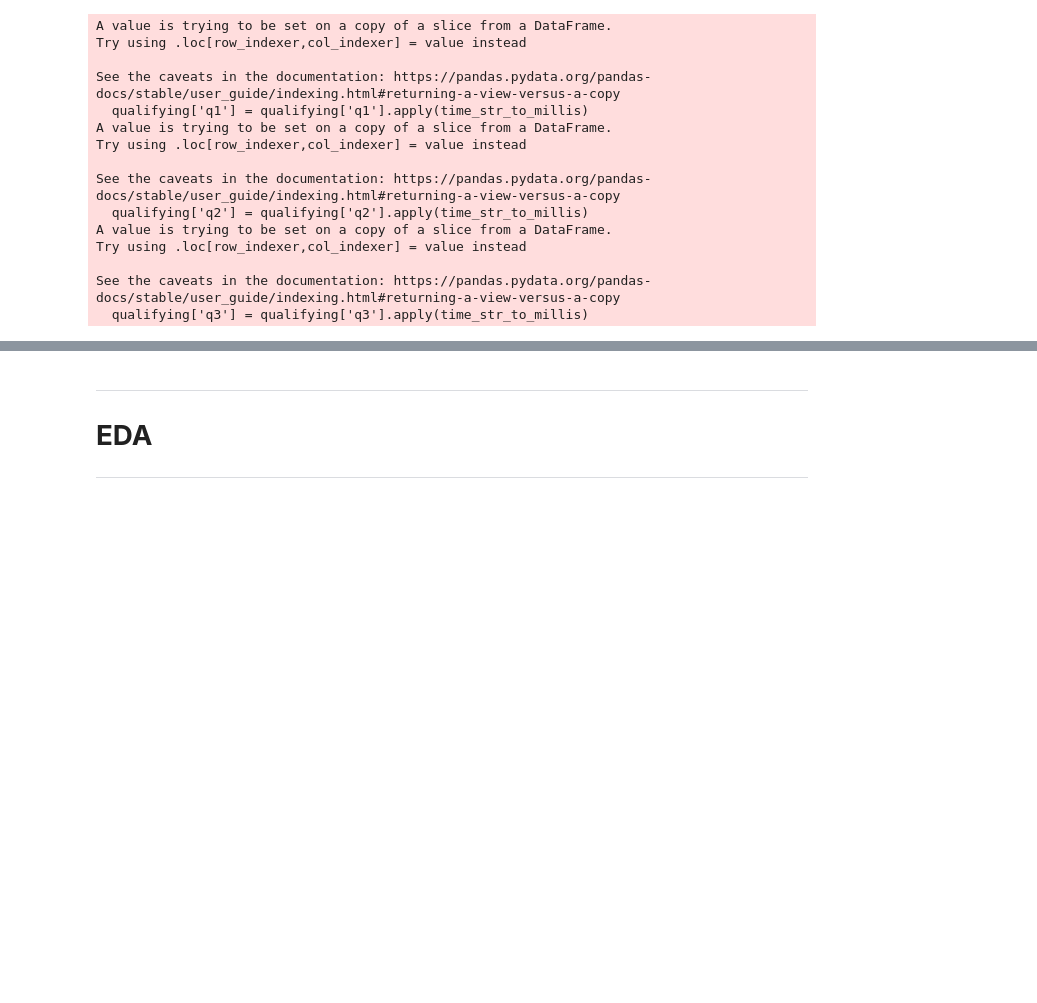
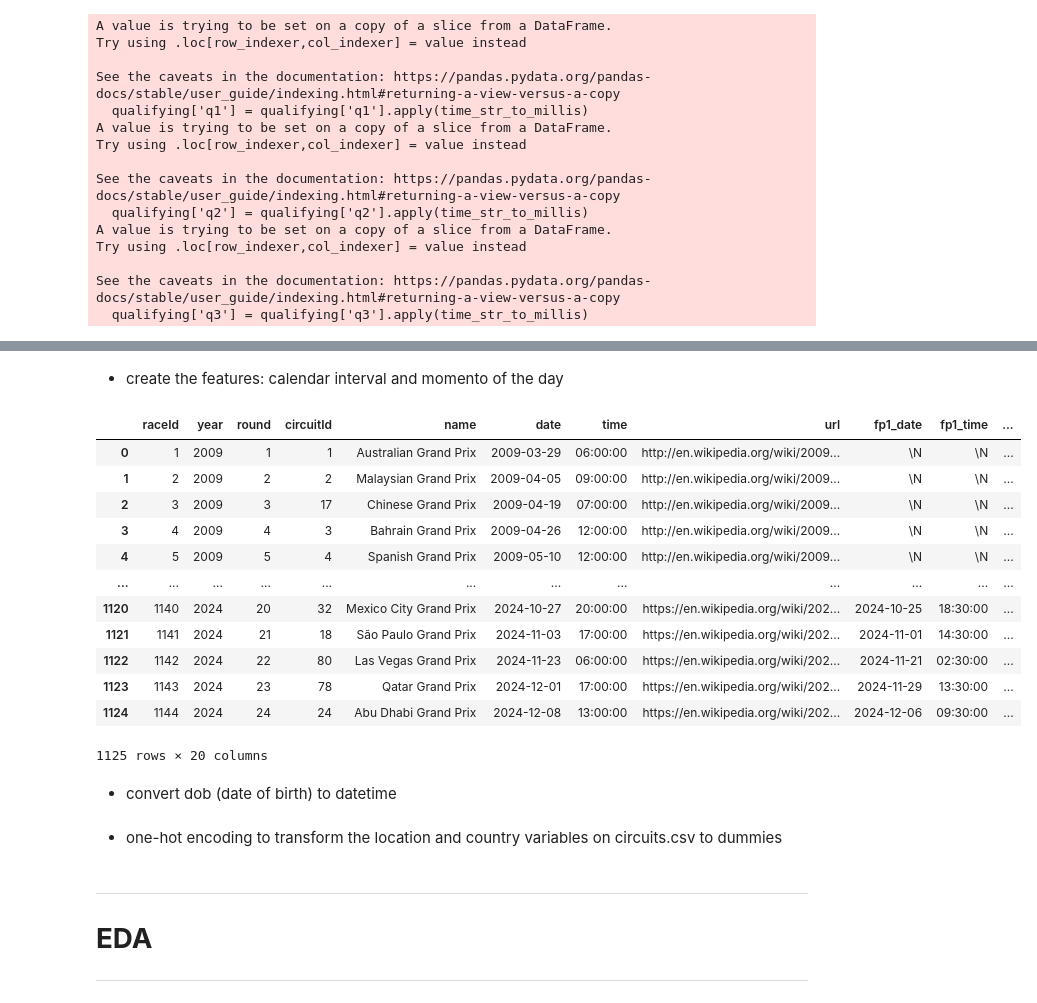
Before and after one commit to MiguelAnt17/f1_predictions, a Jupyter notebook: extract_data.ipynb, the cells around one changed output, grey strips where cells are left out. Cells and saved outputs as stored; diff of their text form; code cells hidden in the pictures; blank space fills up the shorter version.

```diff
--- a/extract_data.ipynb
+++ b/extract_data.ipynb
@@ -245,0 +268,7 @@ sprint_results['fastestLapTime'] = sprint_results['fastestLapTime'].apply(time_s
+# %%
+# Check which dataframes have the columns fp1_time, fp2_time, fp3_time, qualifying_time, sprint_time and fp1_date, fp2_date, fp3_date
+for name, df in dataframes.items():
+    if 'fp1_time' in df.columns or 'fp2_time' in df.columns or 'fp3_time' in df.columns or 'qualifying_time' in df.columns or 'sprint_time' in df.columns or 'fp1_date' in df.columns or 'fp2_date' in df.columns or 'fp3_date' in df.columns:
+        print(f"{name} has the columns fp1_time, fp2_time, fp3_time, qualifying_time, sprint_time and fp1_date, fp2_date, fp3_date.")
+    else:
+        print(f"{name} does not have the columns fp1_time, fp2_time, fp3_time, qualifying_time, sprint_time and fp1_date, fp2_date, fp3_date.")
@@ -245,0 +290,26 @@ sprint_results['fastestLapTime'] = sprint_results['fastestLapTime'].apply(time_s
+# %% [markdown]
+- create the features: calendar interval and momento of the day
+# %%
+# Create the features calendar interval and momento of the day on the races DataFrame
+def create_calendar_interval_and_momento_of_day(df):
+    df['calendar_interval'] = pd.to_datetime(df['date']).dt.strftime('%Y-%m-%d')
+    df['moment_of_day'] = pd.to_datetime(df['date']).dt.hour.apply(lambda x: 'morning' if x < 12 else 'afternoon' if x < 18 else 'night')
+    return df
+
+create_calendar_interval_and_momento_of_day(races)
+# %% [output]
+|  | raceId | year | round | circuitId | name | date | time | url | fp1_date | fp1_time | ... |
+| 0 | 1 | 2009 | 1 | 1 | Australian Grand Prix | 2009-03-29 | 06:00:00 | http://en.wikipedia.org/wiki/2009... | \N | \N | ... |
+| 1 | 2 | 2009 | 2 | 2 | Malaysian Grand Prix | 2009-04-05 | 09:00:00 | http://en.wikipedia.org/wiki/2009... | \N | \N | ... |
+| 2 | 3 | 2009 | 3 | 17 | Chinese Grand Prix | 2009-04-19 | 07:00:00 | http://en.wikipedia.org/wiki/2009... | \N | \N | ... |
+| 3 | 4 | 2009 | 4 | 3 | Bahrain Grand Prix | 2009-04-26 | 12:00:00 | http://en.wikipedia.org/wiki/2009... | \N | \N | ... |
+| 4 | 5 | 2009 | 5 | 4 | Spanish Grand Prix | 2009-05-10 | 12:00:00 | http://en.wikipedia.org/wiki/2009... | \N | \N | ... |
+| ... | ... | ... | ... | ... | ... | ... | ... | ... | ... | ... | ... |
+| 1120 | 1140 | 2024 | 20 | 32 | Mexico City Grand Prix | 2024-10-27 | 20:00:00 | https://en.wikipedia.org/wiki/202... | 2024-10-25 | 18:30:00 | ... |
+| 1121 | 1141 | 2024 | 21 | 18 | São Paulo Grand Prix | 2024-11-03 | 17:00:00 | https://en.wikipedia.org/wiki/202... | 2024-11-01 | 14:30:00 | ... |
+| 1122 | 1142 | 2024 | 22 | 80 | Las Vegas Grand Prix | 2024-11-23 | 06:00:00 | https://en.wikipedia.org/wiki/202... | 2024-11-21 | 02:30:00 | ... |
+| 1123 | 1143 | 2024 | 23 | 78 | Qatar Grand Prix | 2024-12-01 | 17:00:00 | https://en.wikipedia.org/wiki/202... | 2024-11-29 | 13:30:00 | ... |
+| 1124 | 1144 | 2024 | 24 | 24 | Abu Dhabi Grand Prix | 2024-12-08 | 13:00:00 | https://en.wikipedia.org/wiki/202... | 2024-12-06 | 09:30:00 | ... |
+1125 rows × 20 columns
+# %% [markdown]
+- convert dob (date of birth) to datetime
@@ -245,0 +319,2 @@ sprint_results['fastestLapTime'] = sprint_results['fastestLapTime'].apply(time_s
+# %% [markdown]
+- one-hot encoding to transform the location and country variables on circuits.csv to dummies
```
Also changed, not shown: parts of 8 cells of this notebook.
